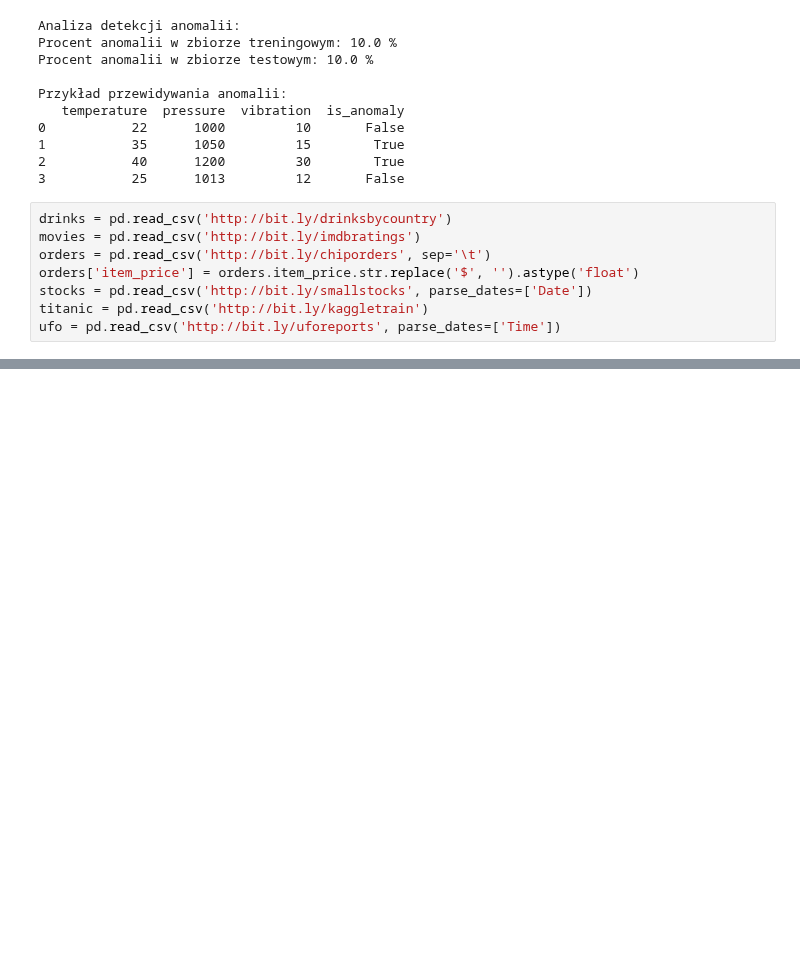
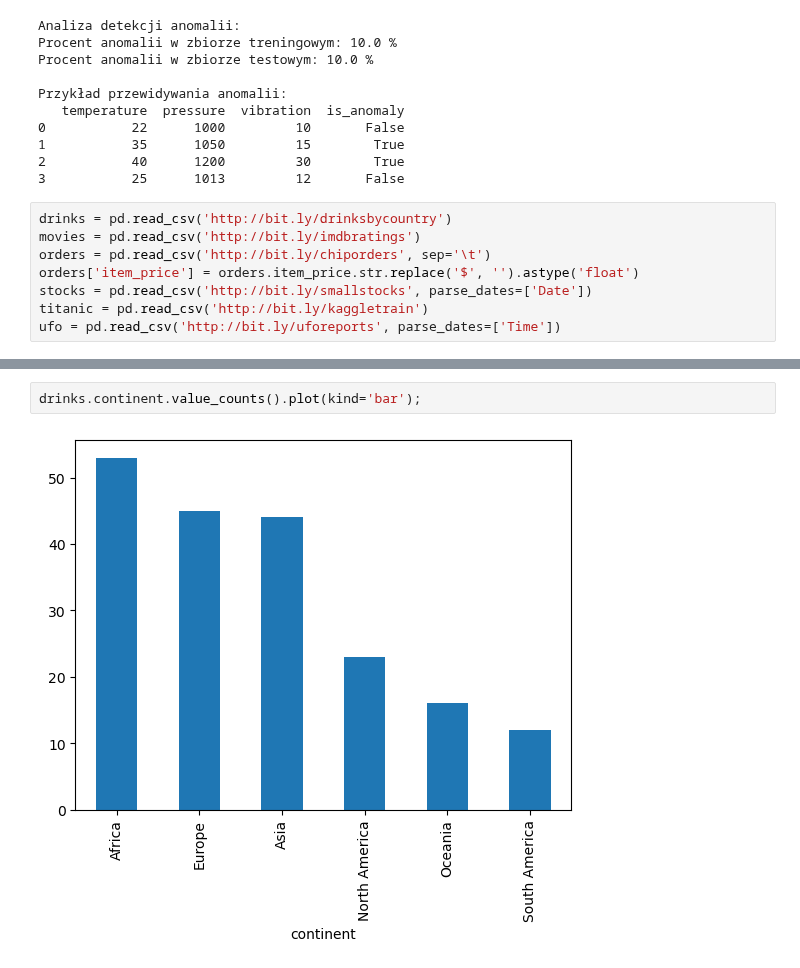
Before and after one commit to tomasz450/analiza-danych-2025-03-24, a Jupyter notebook: 3. Pandas/Pandas.ipynb, the cells around one changed output, grey strips where cells are left out. Saved outputs shown, nothing was run; the diff lists cells and outputs as text; blank space fills up the shorter version.

```diff
--- a/3. Pandas/Pandas.ipynb
+++ b/3. Pandas/Pandas.ipynb
@@ -1503,0 +1593,4 @@ ufo = pd.read_csv('http://bit.ly/uforeports', parse_dates=['Time'])
+# %%
+drinks.continent.value_counts().plot(kind='bar');
+# %% [output]
+[figure, added]
```
Also changed, not shown: parts of 14 cells of this notebook.
